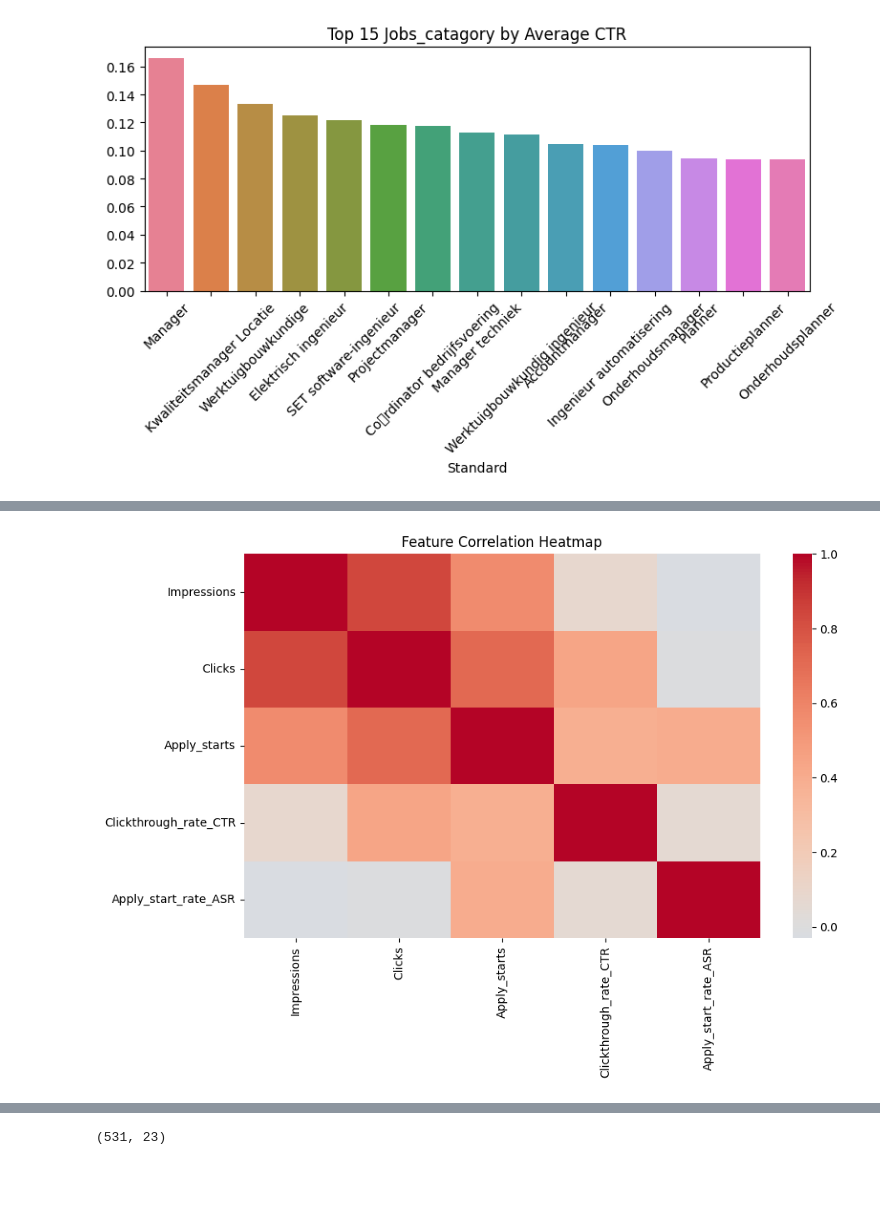
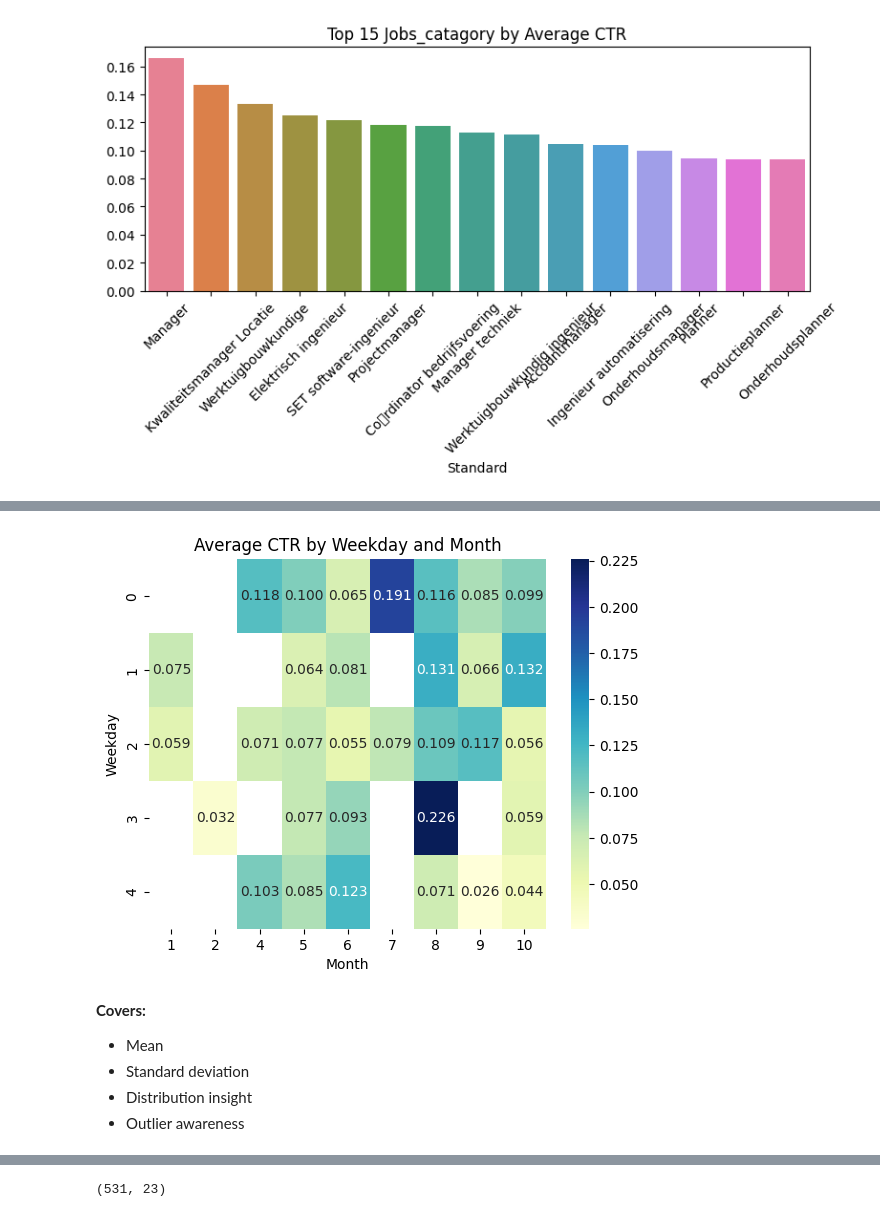
Before and after one commit to Dutchy-dev/Brunel-Indeed, a Jupyter notebook: Code.ipynb, the cells around one changed output, grey strips where cells are left out. Cells and saved outputs as stored; diff of their text form; code cells hidden in the pictures; blank space fills up the shorter version.

```diff
--- a/Code.ipynb
+++ b/Code.ipynb
@@ -347,3 +573,18 @@ Renamed columns:
 - Data collection
 - Storage decision
 - Traceable data source reference
+# %%
+# Data Dictionary Creation
+data_dictionary = []
+
+for col in df.columns:
+    data_dictionary.append({
+        "Data Element": col,
+        "Data Type": str(df[col].dtype),
+        "Missing Values": df[col].isna().sum(),
+        "Unique Values": df[col].nunique(),
+        "Source": "map2.csv"
+    })
+
+data_dictionary_df = pd.DataFrame(data_dictionary)
+data_dictionary_df
@@ -687,10 +1013,25 @@ df.describe(include="all").T
 # %%
-plt.figure(figsize=(10, 6))
-sns.heatmap(numeric_df.corr(), cmap="coolwarm", center=0)
-plt.title("Feature Correlation Heatmap")
+# Weekday vs Month average CTR
+heatmap_data = df.pivot_table(
+    values=TARGET_VARIABLE,
+    index="Posting_weekday",   # 0=Mon, 6=Sun
+    columns="Posting_month",
+    aggfunc=np.mean
+)
+
+sns.heatmap(heatmap_data, annot=True, fmt=".3f", cmap="YlGnBu")
+plt.title("Average CTR by Weekday and Month")
+plt.xlabel("Month")
+plt.ylabel("Weekday")
 plt.show()
 # %% [output]
-[figure, old version]
+[figure, new version]
+# %% [markdown]
+**Covers:**
+- Mean
+- Standard deviation
+- Distribution insight
+- Outlier awareness
 # %%
 # Data Dictionary Creation
 data_dictionary = []
```
Also changed, not shown: parts of 64 cells of this notebook.
